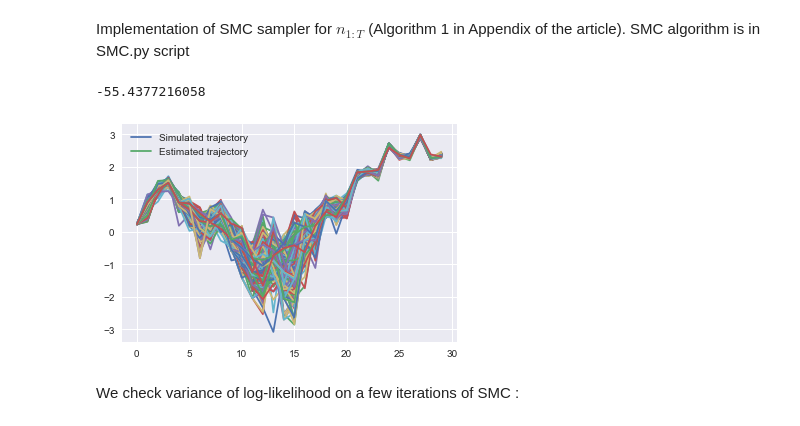
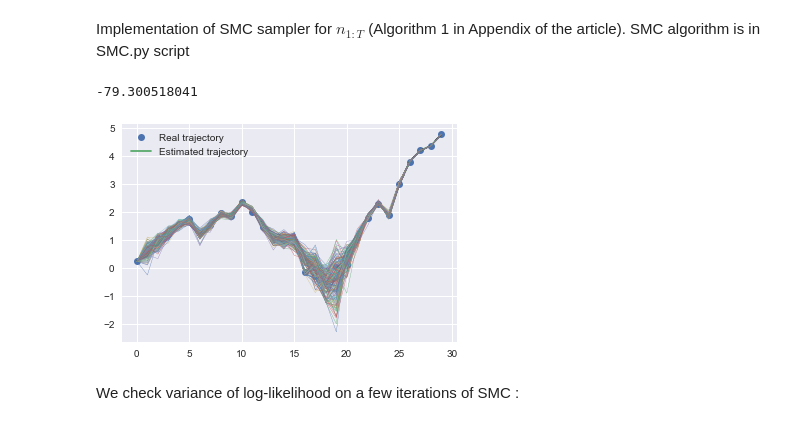
Before and after one commit to NicolasSchreuder/AdPMCMC_project, a Jupyter notebook: scripts/main.ipynb, the cells around one changed output. Cells and saved outputs as stored; diff of their text form; code cells hidden in the pictures.

```diff
--- a/scripts/main.ipynb
+++ b/scripts/main.ipynb
@@ -120,17 +120,21 @@ Implementation of SMC sampler for $n_{1:T}$ (Algorithm 1 in Appendix of the arti
 # %%
 log_particles, log_W, log_marginal_likelihood = SMC(Y, T, L, n_0,model,sigma_eps, sigma_w,B_0=b_0,B_2=b_2,B_3=b_3)
 #%lprun -f SMC SMC(Y, T, L, n_0,model,sigma_eps, sigma_w,B_0=b_0,B_2=b_2,B_3=b_3)
 log_particles_averaged = [np.average(log_particles[t, :], weights=np.exp(log_W[t, :]), axis=0)
                           for t in range(T)]
 
-plt.plot(log_N[:-1])
-plt.plot(log_particles)
-plt.legend(["Simulated trajectory", "Estimated trajectory"])
-savefig('SMC_trajectories_M0.png')
+
+
+plt.plot(log_N[:-1], 'o')
+plt.plot(log_particles_averaged)
+plt.legend(["Real trajectory", "Estimated trajectory"])
+plt.plot(log_particles, linewidth=0.3)
+
+savefig('SMC_trajectories_M0.png', dpi=600)
 print(log_marginal_likelihood)
 # %% [output]
--55.4377216058
+-79.300518041
-[figure, old version]
+[figure, new version]
 # %% [markdown]
 We check variance of log-likelihood on a few iterations of SMC :
 # %%
```
Also changed, not shown: parts of 1 cell of this notebook, 14 other files.
